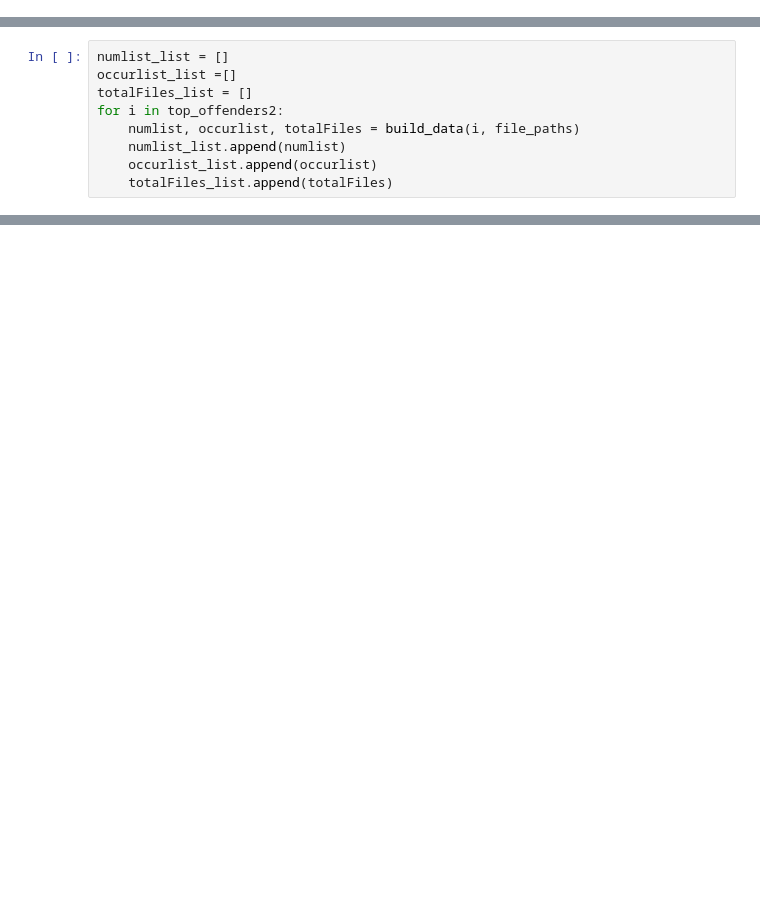
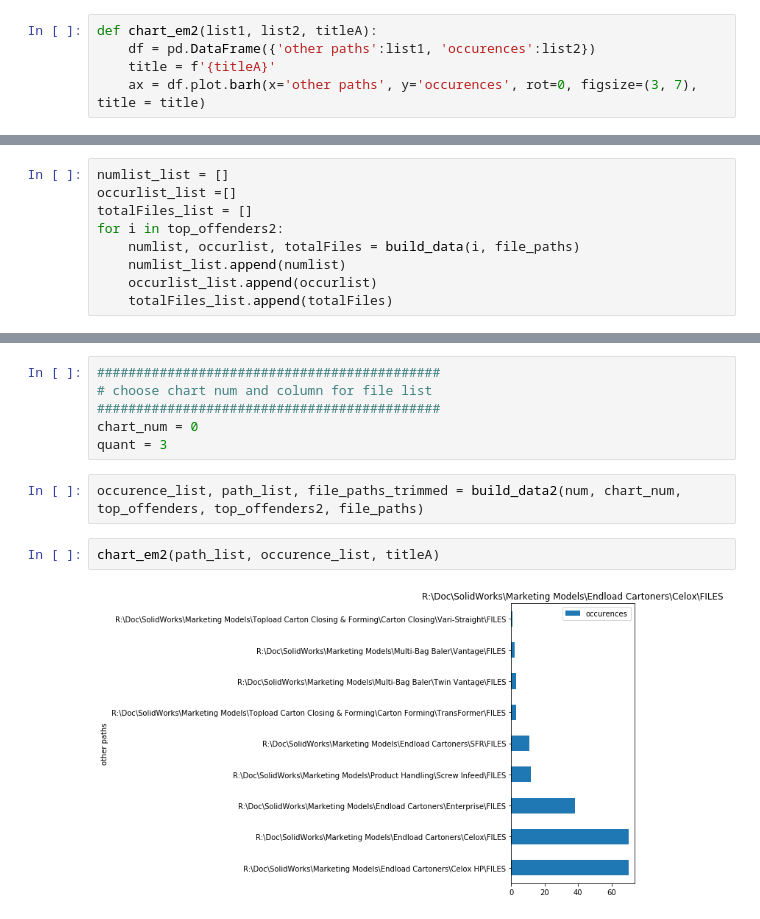
Before and after one commit to gratten/data_cleanse, a Jupyter notebook: notebooks/top_offender_03.ipynb, the cells around one changed output, grey strips where cells are left out. Saved outputs shown, nothing was run; the diff lists cells and outputs as text; blank space fills up the shorter version.

```diff
--- a/notebooks/top_offender_03.ipynb
+++ b/notebooks/top_offender_03.ipynb
@@ -113 +137,6 @@ def chart_em(num_list, occur_list, totalFiles, titleA, titleB):
+# %%
+def chart_em2(list1, list2, titleA):
+    df = pd.DataFrame({'other paths':list1, 'occurences':list2})
+    title = f'{titleA}'
+    ax = df.plot.barh(x='other paths', y='occurences', rot=0, figsize=(3, 7), title = title)
 # %%
@@ -141,0 +176,12 @@ for i in range(len(numlist_list)):
+# %%
+############################################
+# choose chart num and column for file list
+############################################
+chart_num = 0
+quant = 3
+# %%
+occurence_list, path_list, file_paths_trimmed = build_data2(num, chart_num, top_offenders, top_offenders2, file_paths)
+# %%
+chart_em2(path_list, occurence_list, titleA)
+# %% [output]
+[figure, added]
```
Also changed, not shown: parts of 16 cells of this notebook, 8 other files.
